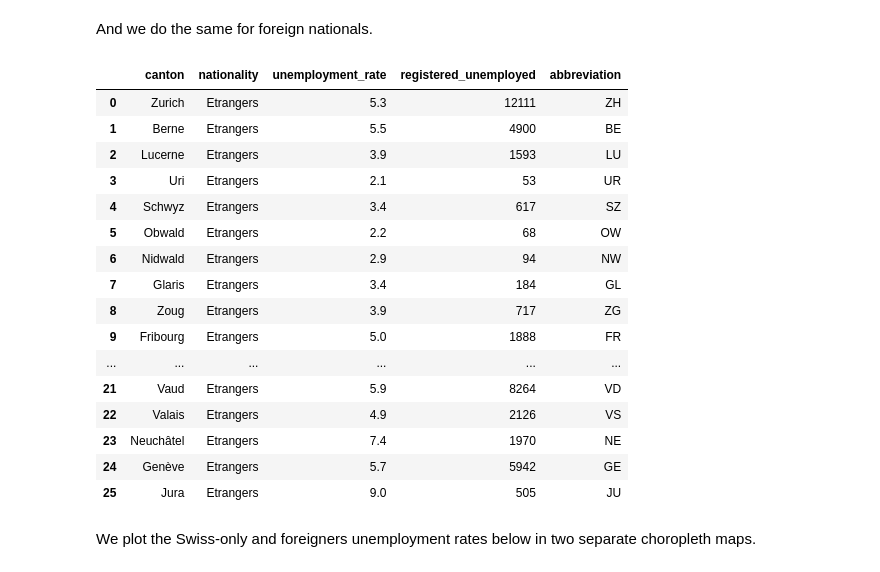
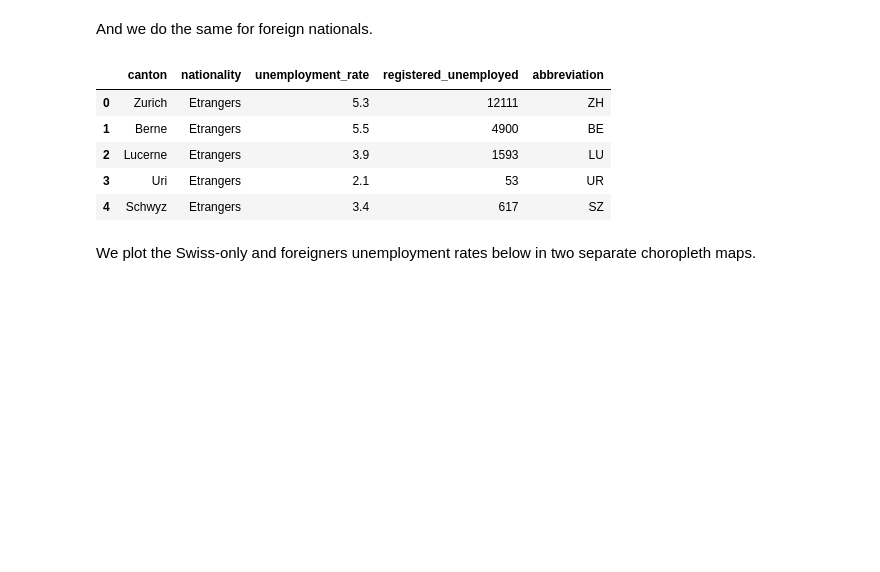
Before and after one commit to mosimann/ADA, a Jupyter notebook: 03 - Interactive Viz/Homework 3.ipynb, the cells around one changed output. Cells and saved outputs as stored; diff of their text form; code cells hidden in the pictures; blank space fills up the shorter version.

```diff
--- a/03 - Interactive Viz/Homework 3.ipynb
+++ b/03 - Interactive Viz/Homework 3.ipynb
@@ -394,26 +383,15 @@ And we do the same for foreign nationals.
 # %%
 unemployment_foreign_only = unemployment_foreign_ch.query("nationality == 'Etrangers'").reset_index()
 unemployment_foreign_only = unemployment_foreign_only.drop(unemployment_foreign_only.columns[0], 1)
 unemployment_foreign_only = unemployment_foreign_only.merge(cantons_mapping)
-unemployment_foreign_only
+unemployment_foreign_only.head()
 # %% [output]
 |  | canton | nationality | unemployment_rate | registered_unemployed | abbreviation |
 | 0 | Zurich | Etrangers | 5.3 | 12111 | ZH |
 | 1 | Berne | Etrangers | 5.5 | 4900 | BE |
 | 2 | Lucerne | Etrangers | 3.9 | 1593 | LU |
 | 3 | Uri | Etrangers | 2.1 | 53 | UR |
 | 4 | Schwyz | Etrangers | 3.4 | 617 | SZ |
-| 5 | Obwald | Etrangers | 2.2 | 68 | OW |
-| 6 | Nidwald | Etrangers | 2.9 | 94 | NW |
-| 7 | Glaris | Etrangers | 3.4 | 184 | GL |
-| 8 | Zoug | Etrangers | 3.9 | 717 | ZG |
-| 9 | Fribourg | Etrangers | 5.0 | 1888 | FR |
-| ... | ... | ... | ... | ... | ... |
-| 21 | Vaud | Etrangers | 5.9 | 8264 | VD |
-| 22 | Valais | Etrangers | 4.9 | 2126 | VS |
-| 23 | Neuchâtel | Etrangers | 7.4 | 1970 | NE |
-| 24 | Genève | Etrangers | 5.7 | 5942 | GE |
-| 25 | Jura | Etrangers | 9.0 | 505 | JU |
 # %% [markdown]
 We plot the Swiss-only and foreigners unemployment rates below in two separate choropleth maps.
 # %%
```
Also changed, not shown: parts of 10 cells of this notebook.
